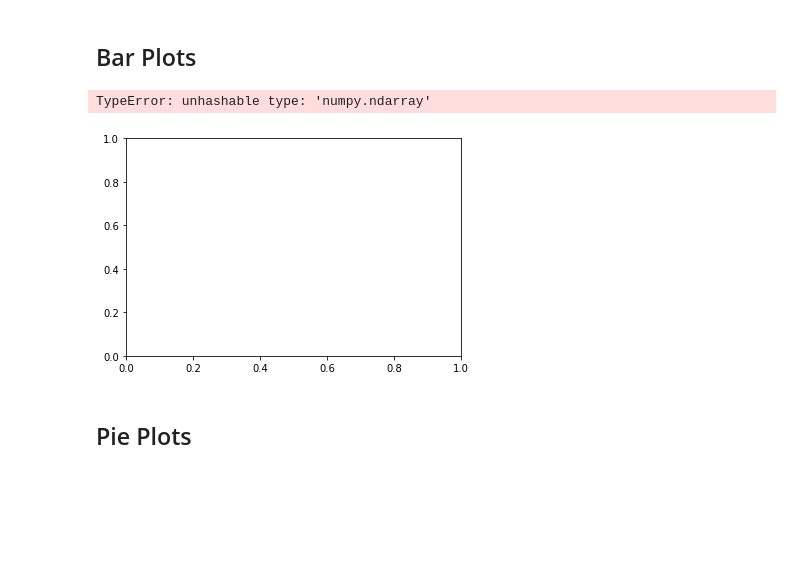
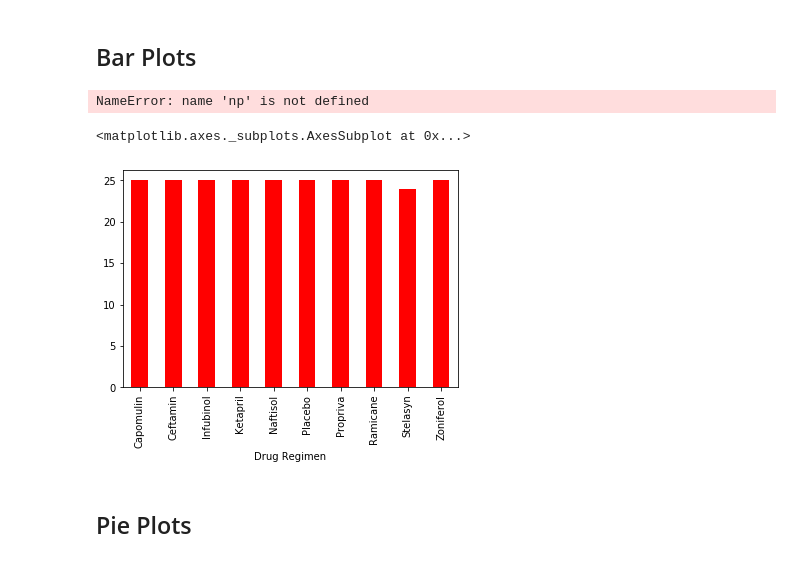
Before and after one commit to joshuadanielp/05-Matplotlib, a Jupyter notebook: Instructions/Pymaceuticals/pymaceuticals_starter.ipynb, the cells around one changed output. Drawn from its saved outputs; the diff is of its cells as text; code cells hidden in the pictures; blank space fills up the shorter version.

```diff
--- a/Instructions/Pymaceuticals/pymaceuticals_starter.ipynb
+++ b/Instructions/Pymaceuticals/pymaceuticals_starter.ipynb
@@ -116,22 +121,28 @@ summary_table
 # Generate a bar plot showing the number of mice per time point for each treatment throughout the course of the study using pandas.
 # Define x- and y-axis
 x_axis = regimen_df["Drug Regimen"]
-mice_vol = regimen_df["Mouse ID"].count()
+mice_vol = regimen_df["Mouse ID"]
+
+regimens = regimen_df["Drug Regimen"]
+mice = regimen_df["Mouse ID"]
+x_axis = np.arange(0, len(regimens))
 
 # regimen_df.head()
 
 # Plot the bar chart with labels
-plt.bar(x_axis, mice_vol, color="b", alpha=0.5, align="center")
+plt.bar(x_axis, regimens, color="b", alpha=0.5, align="center")
 # plt.title("Number of mice per treatment")
 # plt.xlabel("Drug Regimen")
 # plt.ylabel("Number of Mice")
-
-# regimen_df["Mouse ID"].count()
 # %% [output]
-TypeError: unhashable type: 'numpy.ndarray'
+NameError: name 'np' is not defined
-[figure, removed]
 # %%
 # Generate a bar plot showing the number of mice per time point for each treatment throughout the course of the study using pyplot.
+bar_plot = regimen_df["Drug Regimen"].count()
+bar_plot.plot(kind="bar", facecolor="red")
+# %% [output]
+<matplotlib.axes._subplots.AxesSubplot at 0x...>
+[figure, added]
 # %% [markdown]
 ## Pie Plots
 # %%
```
Also changed, not shown: parts of 3 cells of this notebook.
